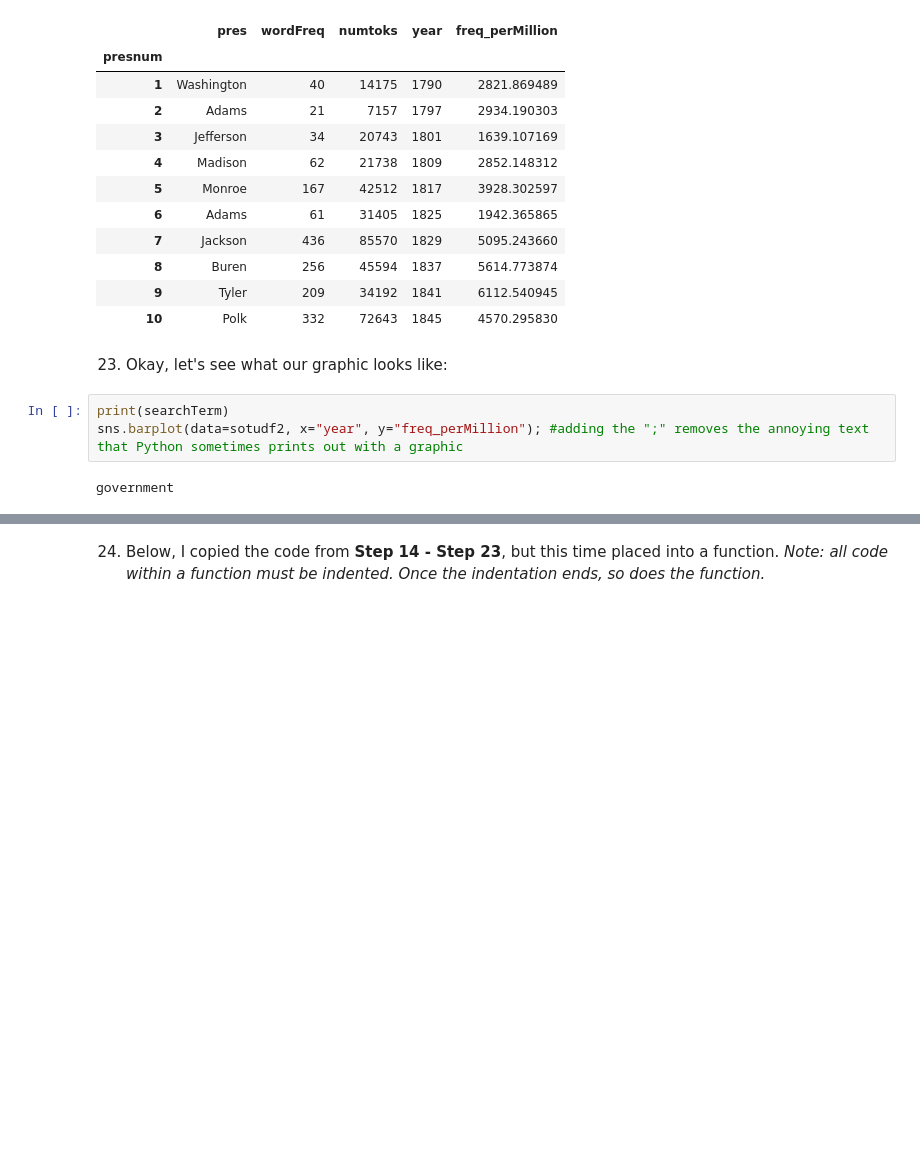
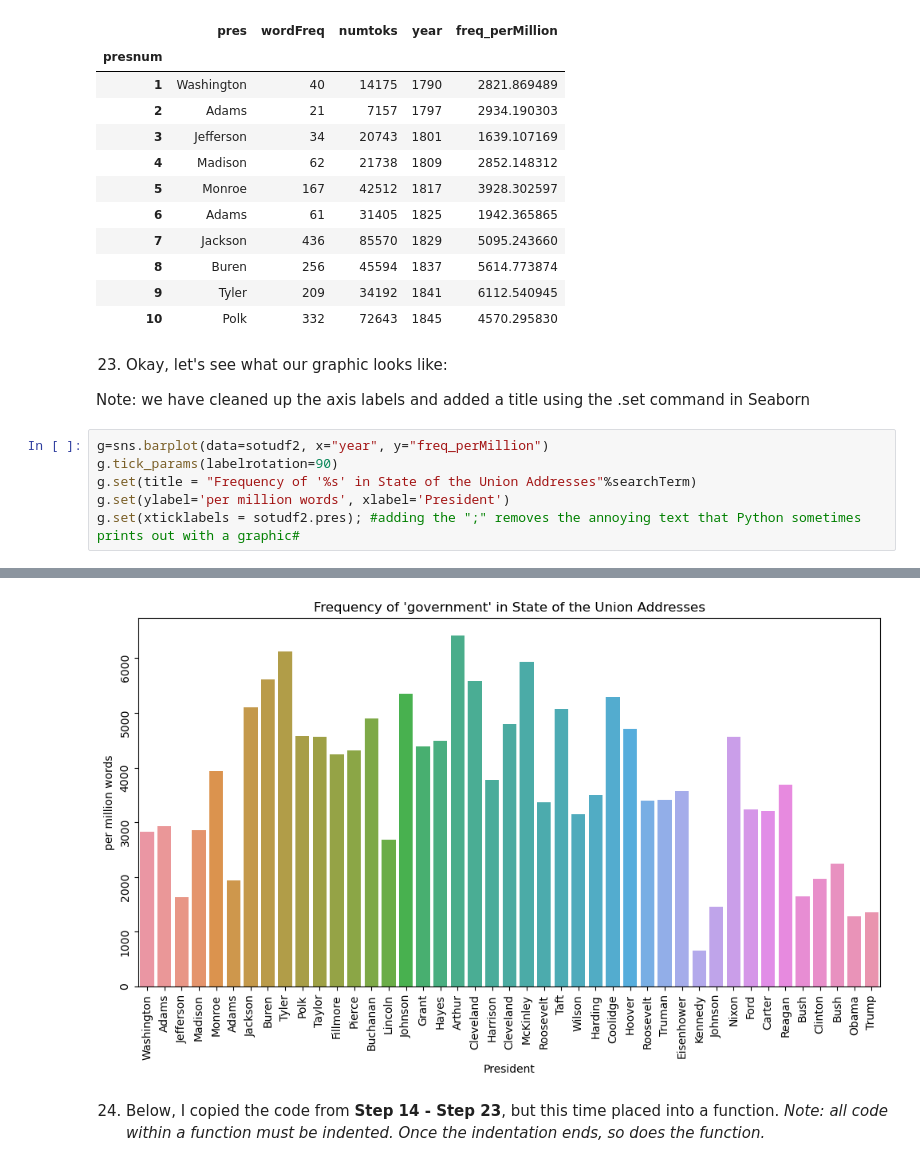
Before and after one commit to Dartmouth-Libraries/Word-Counts, a Jupyter notebook: completed_W23e_PythonTA2_CountingWords.ipynb, the cells around one changed output, grey strips where cells are left out. Drawn from its saved outputs; the diff is of its cells as text; blank space fills up the shorter version.

```diff
--- a/completed_W23e_PythonTA2_CountingWords.ipynb
+++ b/completed_W23e_PythonTA2_CountingWords.ipynb
@@ -527,8 +579,12 @@ sotudf2.head(10)
 | 10 | Polk | 332 | 72643 | 1845 | 4570.295830 |
 # %% [markdown]
 23. Okay, let's see what our graphic looks like:
+
+Note: we have cleaned up the axis labels and added a title using the .set command in Seaborn
 # %%
-print(searchTerm)
-sns.barplot(data=sotudf2, x="year", y="freq_perMillion"); #adding the ";" removes the annoying text that Python sometimes prints out with a graphic
+g=sns.barplot(data=sotudf2, x="year", y="freq_perMillion")
+g.tick_params(labelrotation=90)
+g.set(title = "Frequency of '%s' in State of the Union Addresses"%searchTerm)
+g.set(ylabel='per million words', xlabel='President')
+g.set(xticklabels = sotudf2.pres); #adding the ";" removes the annoying text that Python sometimes prints out with a graphic#
 # %% [output]
-government
@@ -536,3 +591,4 @@ government
+[figure, added]
 # %% [markdown]
 24. Below, I copied the code from **Step 14 - Step 23**, but this time placed into a function. *Note: all code within a function must be indented. Once the indentation ends, so does the function.*
 # %%
```
Also changed, not shown: parts of 45 cells of this notebook, 1 other file.
